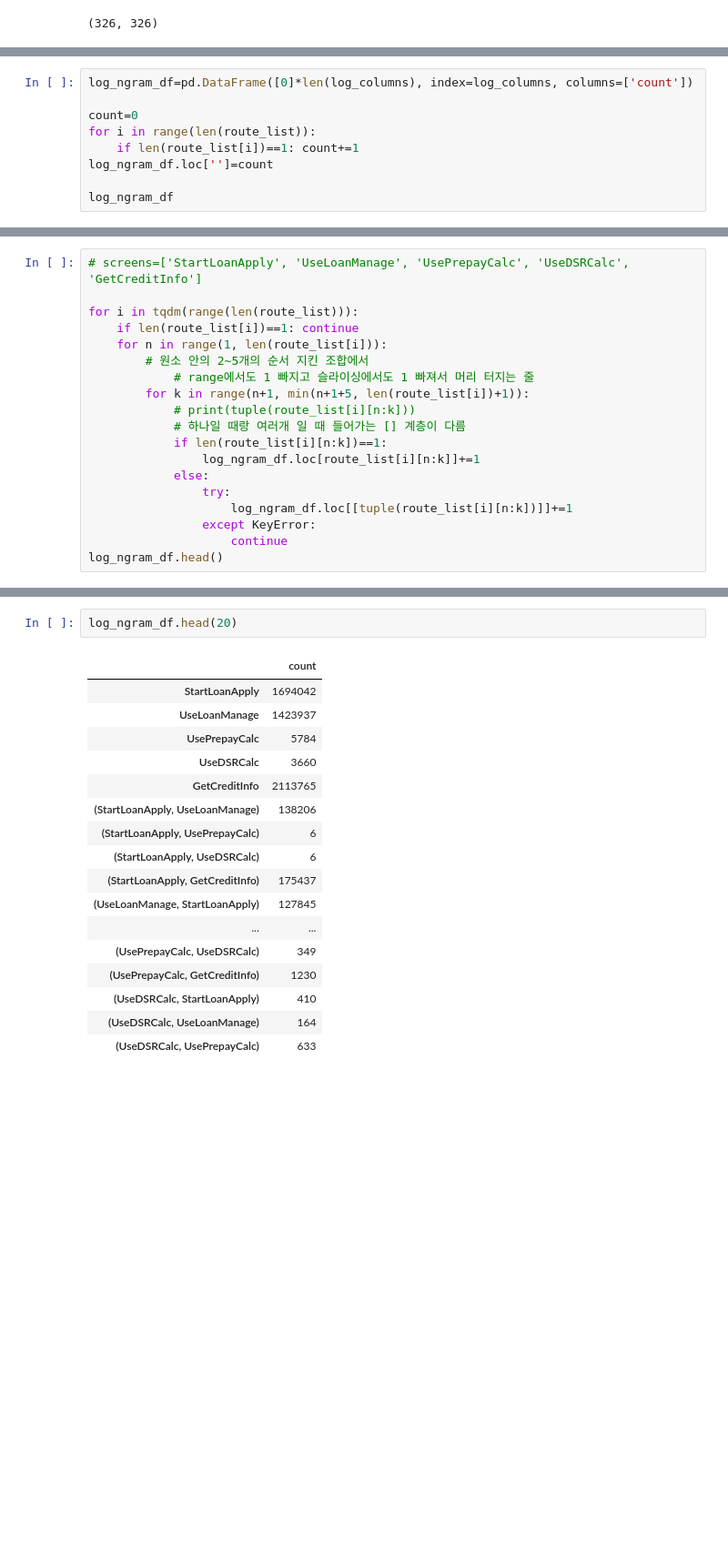
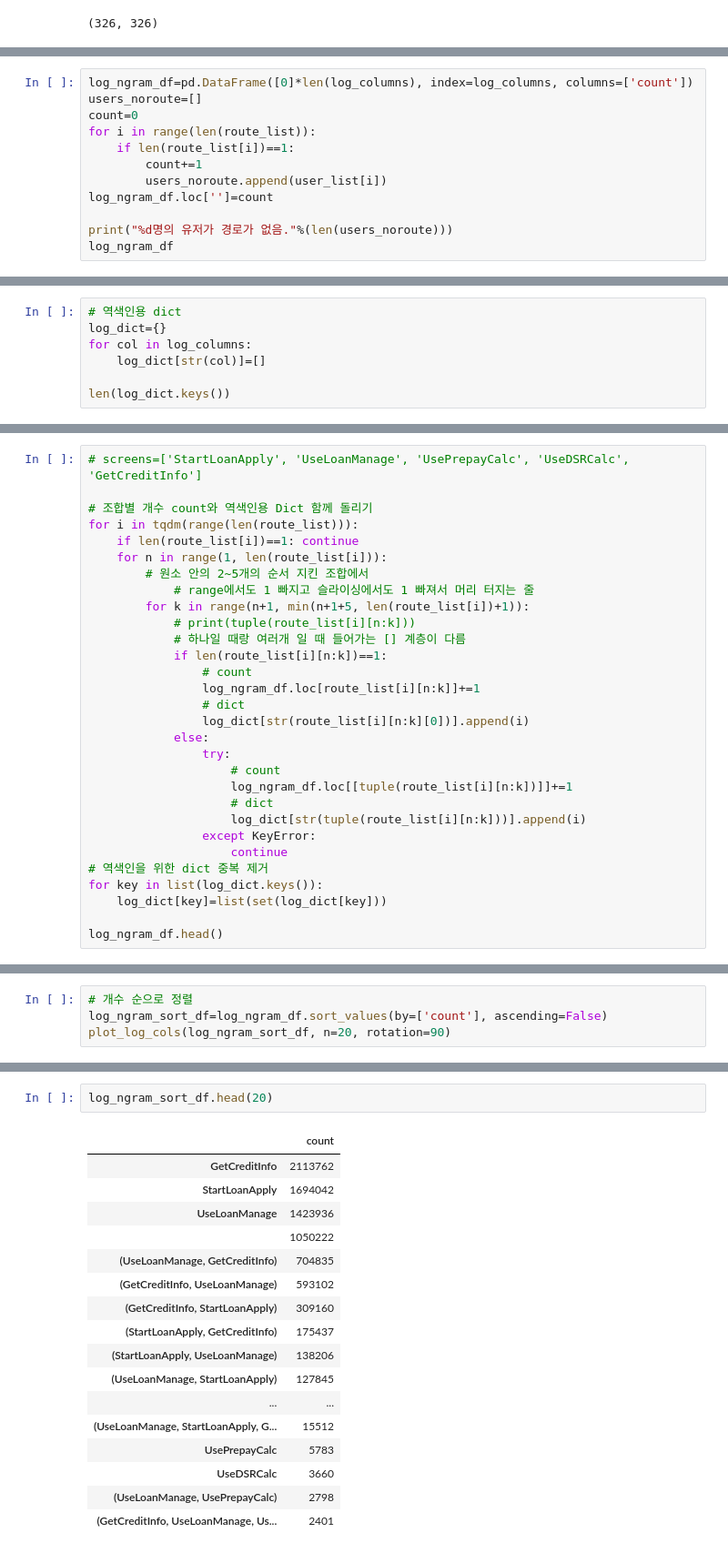
Before and after one commit to NayeonKeum/BigContest2022, a Jupyter notebook: code/LogScreen-Ngram.ipynb, the cells around one changed output, grey strips where cells are left out. Shown at 91% size. Drawn from its saved outputs; the diff is of its cells as text; blank space fills up the shorter version.

Commit message:
[feat/nkeum] ADD: log screen ngram and dicts, npys

```diff
--- a/code/LogScreen-Ngram.ipynb
+++ b/code/LogScreen-Ngram.ipynb
@@ -159,10 +158,13 @@ len(log_columns), n1+n2+n3+n4+n5+1 # 5개의 스크린의 1, 2, 3, 4, 5 순열
 # %%
 log_ngram_df=pd.DataFrame([0]*len(log_columns), index=log_columns, columns=['count'])
-
+users_noroute=[]
 count=0
 for i in range(len(route_list)):
-    if len(route_list[i])==1: count+=1
+    if len(route_list[i])==1:
+        count+=1
+        users_noroute.append(user_list[i])
 log_ngram_df.loc['']=count
 
+print("%d명의 유저가 경로가 없음."%(len(users_noroute)))
 log_ngram_df
 # %% [output]
@@ -181,0 +189,7 @@ log_ngram_df
+# %%
+# 역색인용 dict
+log_dict={}
+for col in log_columns:
+    log_dict[str(col)]=[]
+
+len(log_dict.keys())
@@ -182,6 +198,7 @@ log_ngram_df
 # %%
 # screens=['StartLoanApply', 'UseLoanManage', 'UsePrepayCalc', 'UseDSRCalc', 'GetCreditInfo']
 
+# 조합별 개수 count와 역색인용 Dict 함께 돌리기
 for i in tqdm(range(len(route_list))):
     if len(route_list[i])==1: continue
     for n in range(1, len(route_list[i])):
@@ -191,12 +208,22 @@ for i in tqdm(range(len(route_list))):
             # print(tuple(route_list[i][n:k]))
             # 하나일 때랑 여러개 일 때 들어가는 [] 계층이 다름
             if len(route_list[i][n:k])==1:
+                # count
                 log_ngram_df.loc[route_list[i][n:k]]+=1
+                # dict
+                log_dict[str(route_list[i][n:k][0])].append(i)
             else:
                 try:
+                    # count
                     log_ngram_df.loc[[tuple(route_list[i][n:k])]]+=1
+                    # dict
+                    log_dict[str(tuple(route_list[i][n:k]))].append(i)
                 except KeyError:
                     continue
+# 역색인을 위한 dict 중복 제거
+for key in list(log_dict.keys()):
+    log_dict[key]=list(set(log_dict[key]))
+
 log_ngram_df.head()
 # %% [output]
 |  | count |
@@ -207,0 +299,4 @@ log_ngram_df.head()
+# %%
+# 개수 순으로 정렬
+log_ngram_sort_df=log_ngram_df.sort_values(by=['count'], ascending=False)
+plot_log_cols(log_ngram_sort_df, n=20, rotation=90)
@@ -208,20 +305,20 @@ log_ngram_df.head()
 # %%
-log_ngram_df.head(20)
+log_ngram_sort_df.head(20)
 # %% [output]
 |  | count |
+| GetCreditInfo | 2113762 |
 | StartLoanApply | 1694042 |
-| UseLoanManage | 1423937 |
-| UsePrepayCalc | 5784 |
-| UseDSRCalc | 3660 |
-| GetCreditInfo | 2113765 |
+| UseLoanManage | 1423936 |
+|  | 1050222 |
+| (UseLoanManage, GetCreditInfo) | 704835 |
+| (GetCreditInfo, UseLoanManage) | 593102 |
+| (GetCreditInfo, StartLoanApply) | 309160 |
+| (StartLoanApply, GetCreditInfo) | 175437 |
 | (StartLoanApply, UseLoanManage) | 138206 |
-| (StartLoanApply, UsePrepayCalc) | 6 |
-| (StartLoanApply, UseDSRCalc) | 6 |
-| (StartLoanApply, GetCreditInfo) | 175437 |
 | (UseLoanManage, StartLoanApply) | 127845 |
 | ... | ... |
-| (UsePrepayCalc, UseDSRCalc) | 349 |
-| (UsePrepayCalc, GetCreditInfo) | 1230 |
-| (UseDSRCalc, StartLoanApply) | 410 |
-| (UseDSRCalc, UseLoanManage) | 164 |
-| (UseDSRCalc, UsePrepayCalc) | 633 |
+| (UseLoanManage, StartLoanApply, G... | 15512 |
+| UsePrepayCalc | 5783 |
+| UseDSRCalc | 3660 |
+| (UseLoanManage, UsePrepayCalc) | 2798 |
+| (GetCreditInfo, UseLoanManage, Us... | 2401 |
```
Also changed, not shown: parts of 46 cells of this notebook, 4 other files.
